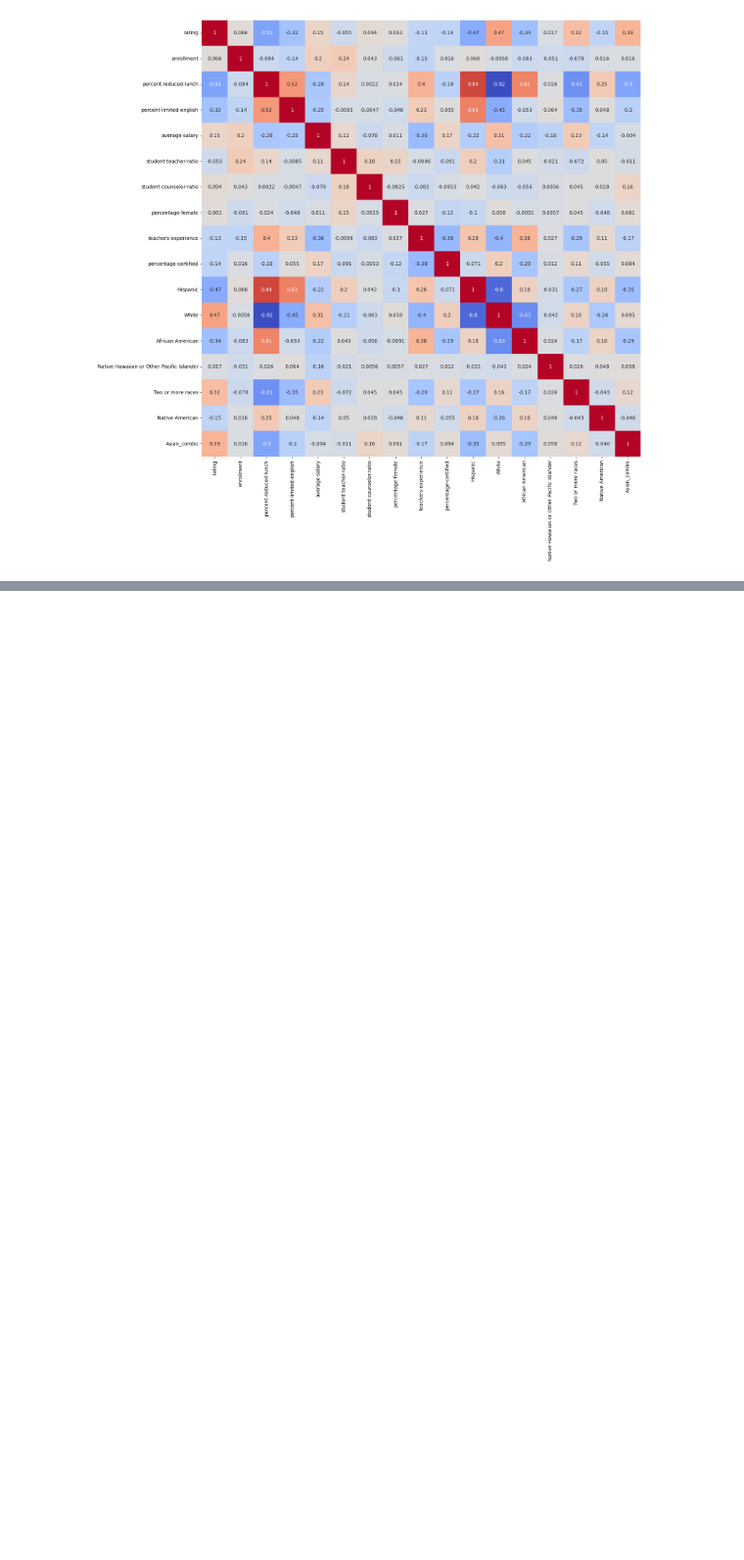
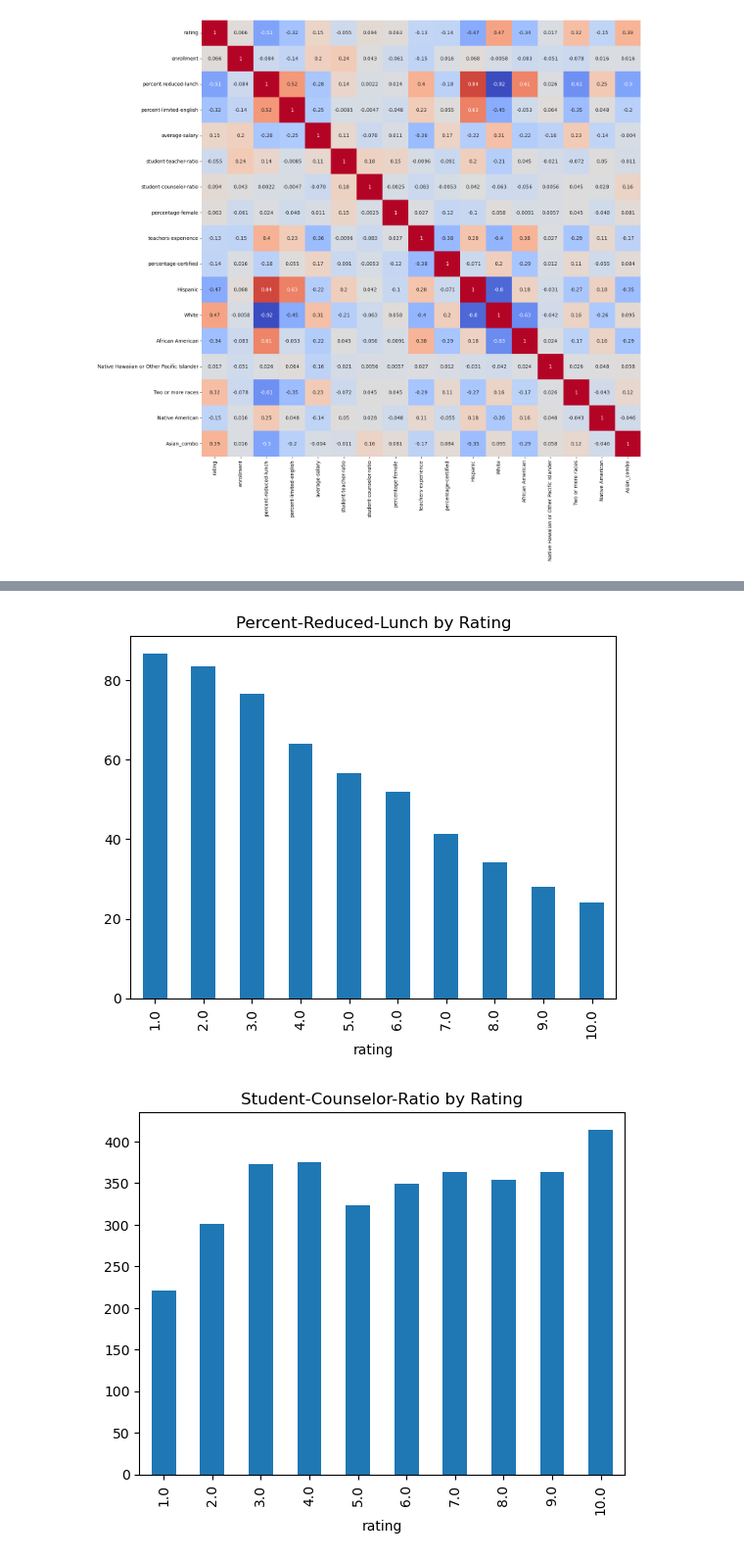
Before and after one commit to LittleBiggler/GreatSchools, a Jupyter notebook: GreatSchools-2025.ipynb, the cells around one changed output, grey strips where cells are left out. Shown at 98% size. Cells and saved outputs as stored; diff of their text form; code cells hidden in the pictures; blank space fills up the shorter version.

```diff
--- a/GreatSchools-2025.ipynb
+++ b/GreatSchools-2025.ipynb
@@ -244,0 +297,22 @@ plt.tight_layout()
+# %%
+# model funding-related features
+
+
+bar_cols = ['percent-reduced-lunch',
+'student-counselor-ratio',
+'teachers-experience',
+'percentage-certified',
+'average-salary',
+           'student-teacher-ratio']
+
+for col in bar_cols:
+    plot_table = (df_rating.groupby('rating')[col]
+    .agg(col='mean')
+    .sort_index())
+
+    plot_table.plot(kind='bar', legend=False)
+    plt.title(f'{col.title()} by Rating')
+    plt.show()
+# %% [output]
+[figure, added]
+[figure, added]
```
Also changed, not shown: parts of 29 cells of this notebook.
